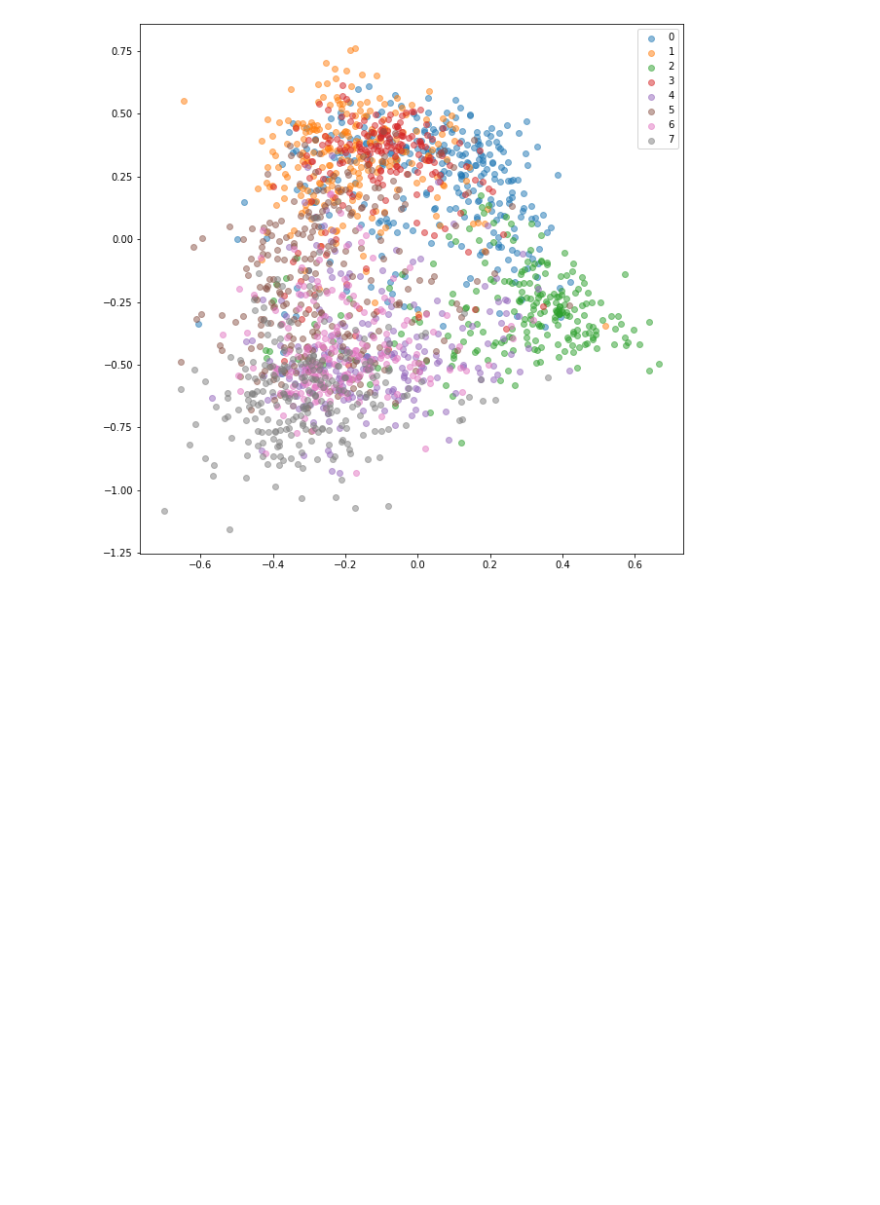
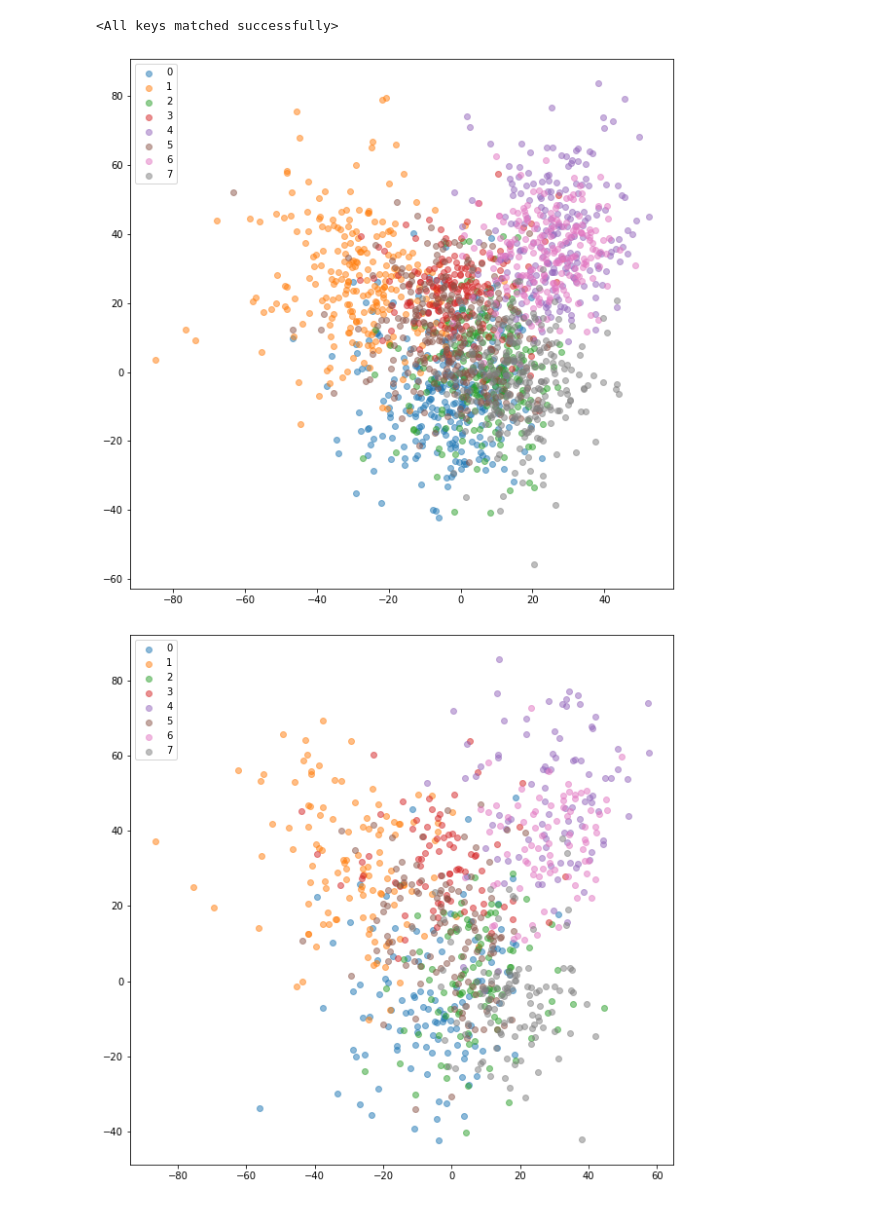
Before and after one commit to servidal/-M5-T7-Project, a Jupyter notebook: week4/siames.ipynb, the cells around one changed output. Drawn from its saved outputs; the diff is of its cells as text; code cells hidden in the pictures; blank space fills up the shorter version.

Commit message:
update siamese network

```diff
--- a/week4/siames.ipynb
+++ b/week4/siames.ipynb
@@ -58,3 +0,0 @@ log_interval = 100
-# %%
-from train import fit
-fit(siamese_train_dataset, siamese_test_dataset, model, criterion, optimizer, scheduler, EPOCHS, cuda, log_interval)
@@ -78,0 +56,8 @@ Epoch: 200/200. Validation set: Average loss: 0.0913
+# %%
+DATASETDIR = "../MIT_split/"
+MODEL_FNAME = 'model.h5'
+BATCH_SIZE = 32
+EPOCHS = 100
+INPUT_SIZE = 64
+# %%
+train_loader, test_loader,train_data,test_data = get_dataloaders(DATASETDIR, INPUT_SIZE, BATCH_SIZE)
@@ -79,6 +247,10 @@ Epoch: 200/200. Validation set: Average loss: 0.0913
+# %%
+model = Net().to(device)
+model.load_state_dict(torch.load(PATH))
+# %% [output]
+<All keys matched successfully>
 # %%
 %matplotlib inline
-from plot_emb import plot_embeddings, extract_embeddings
 import numpy as np
 cuda = torch.cuda.is_available()
 import matplotlib
@@ -89,34 +261,36 @@ colors = ['#1f77b4', '#ff7f0e', '#2ca02c', '#d62728',
               '#9467bd', '#8c564b', '#e377c2', '#7f7f7f',
         ]
 
 def plot_embeddings(embeddings, targets, xlim=None, ylim=None):
     plt.figure(figsize=(10,10))
     for i in range(len(classes)):
         inds = np.where(targets==i)[0]
         plt.scatter(embeddings[inds,0], embeddings[inds,1], alpha=0.5, color=colors[i])
     if xlim:
         plt.xlim(xlim[0], xlim[1])
     if ylim:
         plt.ylim(ylim[0], ylim[1])
     plt.legend(classes)
 
 def extract_embeddings(dataloader, model):
     with torch.no_grad():
         model.eval()
-        embeddings = np.zeros((len(dataloader.dataset), 2))
+        embeddings = np.zeros((len(dataloader.dataset), 8))
         labels = np.zeros(len(dataloader.dataset))
         k = 0
         for images, target in dataloader:
             if cuda:
                 images = images.cuda()
             embeddings[k:k+len(images)] = model.get_embedding(images.float()).data.cpu().numpy()
             labels[k:k+len(images)] = target.numpy()
             k += len(images)
     return embeddings, labels
 
+
 train_embeddings_otl, train_labels_otl = extract_embeddings(train_loader, model)
 plot_embeddings(train_embeddings_otl, train_labels_otl)
-#val_embeddings_otl, val_labels_otl = extract_embeddings(siamese_test_dataset, model)
-#plot_embeddings(val_embeddings_otl, val_labels_otl)
+val_embeddings_otl, val_labels_otl = extract_embeddings(test_loader, model)
+plot_embeddings(val_embeddings_otl, val_labels_otl)
 # %% [output]
-[figure, old version]
+[figure, new version]
+[figure, added]
```
Also changed, not shown: parts of 14 cells of this notebook, 2 other files.
